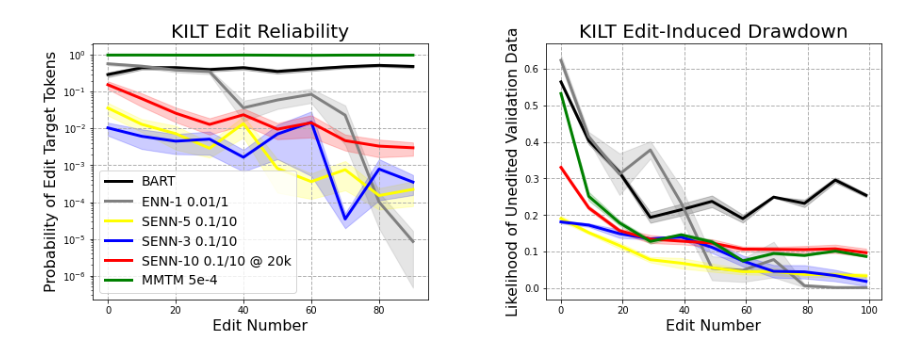
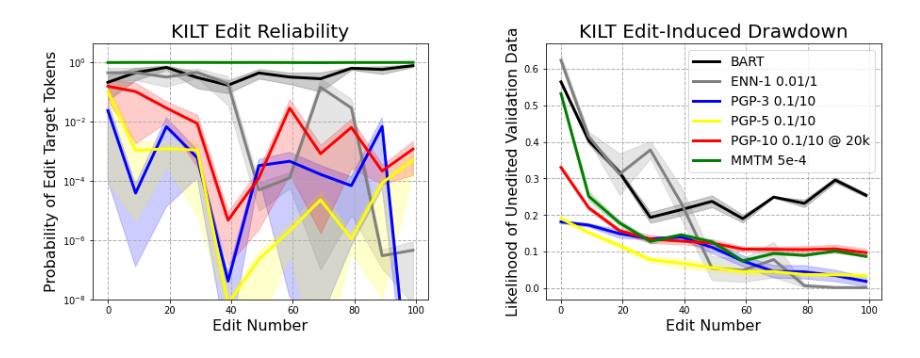
Before and after one commit to spencerbraun/editable_nlp, a Jupyter notebook: plots/cloze-kilt.ipynb, the cells around one changed output. Cells and saved outputs as stored; diff of their text form; code cells hidden in the pictures.

Commit message:
Extend kilt plot to 100 and add mmtm

```diff
--- a/plots/cloze-kilt.ipynb
+++ b/plots/cloze-kilt.ipynb
@@ -26,16 +42,16 @@ data = [
 #     {"data": enn1a, "opts": { "label": "ENN-1 0.1/1", "color": "black", "linewidth": 3} },
     {"data": enn1b, "opts": { "label": "ENN-1 0.01/1", "color": "gray", "linewidth": 3} },
 #     {"data": senn1a, "opts": { "label": "SENN-1 0.1/1", "color": "pink", "linewidth": 3} },
-    {"data": senn5a, "opts": { "label": "SENN-5 0.1/10", "color": "yellow", "linewidth": 3} },
-    {"data": senn3a, "opts": { "label": "SENN-3 0.1/10", "color": "blue", "linewidth": 3} },
+    {"data": senn3a, "opts": { "label": "PGP-3 0.1/10", "color": "blue", "linewidth": 3} },
+    {"data": senn5a, "opts": { "label": "PGP-5 0.1/10", "color": "yellow", "linewidth": 3} },
 #     {"data": senn3b, "opts": { "label": "SENN-3 1/10", "color": "orange", "linewidth": 3} },
 #     {"data": senn3c, "opts": { "label": "SENN-3 1/3", "color": "red", "linewidth": 3} },
-    {"data": senn10, "opts": { "label": "SENN-10 0.1/10 @ 20k", "color": "red", "linewidth": 3} },
+    {"data": senn10, "opts": { "label": "PGP-10 0.1/10 @ 20k", "color": "red", "linewidth": 3} },
     {"data": mmtm, "opts": {"label": "MMTM 5e-4", "color": "green", "linewidth": 3} }
 ]
 # %%
 spacing = 10
-spacing_function = lambda x: int(x /spacing) * spacing
+spacing_function = lambda x: (int(x /spacing) + 1) * spacing
 n_vis = 100
 
 for d in data:
@@ -48,3 +64,6 @@ matplotlib.rcParams["axes.labelsize"] = 16
 matplotlib.rcParams["legend.fontsize"] = 14
 # %%
 use_relative_drawdown = False
+# %%
+filter_query = f'edit_step == {d["data"].edit_step.max()} and edit_number < {n_vis} and (edit_number % 10 == 9 or edit_number == 0)'
+d["data"].query(filter_query).groupby("edit_number").logits.apply(mean_exp)
@@ -53,10 +86,10 @@ mean_exp = lambda x: np.mean(np.exp(x))
 sem_exp = lambda x: np.exp(x).std() / x.shape[0]**0.5
 
 def edit_metrics(frame):
-    filter_query = f'edit_step == {frame.edit_step.max()} and edit_number < {n_vis}'
+    filter_query = f'edit_step == {frame.edit_step.max()} and edit_number < {n_vis} and (edit_number % 10 == 9 or edit_number == 0)'
     return (
-        frame.query(filter_query).groupby("grouping").logits.apply(mean_exp),
-        frame.query(filter_query).groupby("grouping").logits.apply(sem_exp)
+        frame.query(filter_query).groupby("edit_number").logits.apply(mean_exp),
+        frame.query(filter_query).groupby("edit_number").logits.apply(sem_exp)
     )
 
 def drawdown_metrics(frame):
@@ -76,32 +109,34 @@ def relative_drawdown(frame):
 fig, ax = plt.subplots(1,2,figsize=(15,5))
 for d in data:
     mean, sem = edit_metrics(d["data"])
     ax[0].plot(mean, **d["opts"])
     ax[0].fill_between(mean.index, mean-sem, mean+sem, color=d["opts"]["color"], alpha=0.2)
 
     mean, sem = relative_drawdown(d["data"]) if use_relative_drawdown else drawdown_metrics(d["data"])
     ax[1].plot(mean, **d["opts"])
     ax[1].fill_between(mean.index, mean-sem, mean+sem, color=d["opts"]["color"], alpha=0.2)
 
 ax[0].set_title("KILT Edit Reliability")
 ax[0].set_ylabel("Probability of Edit Target Tokens")
 ax[0].set_xlabel("Edit Number")
 
 ax[1].set_title("KILT Edit-Induced Drawdown")
 ylab = ("% Change in Probabilility of\nUnedited Validation Data" if use_relative_drawdown else "Likelihood of Unedited Validation Data")
 ax[1].set_ylabel(ylab)
 ax[1].set_xlabel("Edit Number")
 
 
 ax[0].set_yscale("log")
 # ax[1].set_yscale("log")
 
-ax[0].legend()
+ax[0].set_ylim(bottom=1e-8)
+
+ax[1].legend()
 
 ax[0].grid(linestyle="--", linewidth=1)
 ax[1].grid(linestyle="--", linewidth=1)
 plt.subplots_adjust(wspace=0.35)
 
 plt.savefig('kilt.pdf')
 # %% [output]
-[figure, old version]
+[figure, new version]
```
Also changed, not shown: parts of 2 cells of this notebook, 1 other file.
